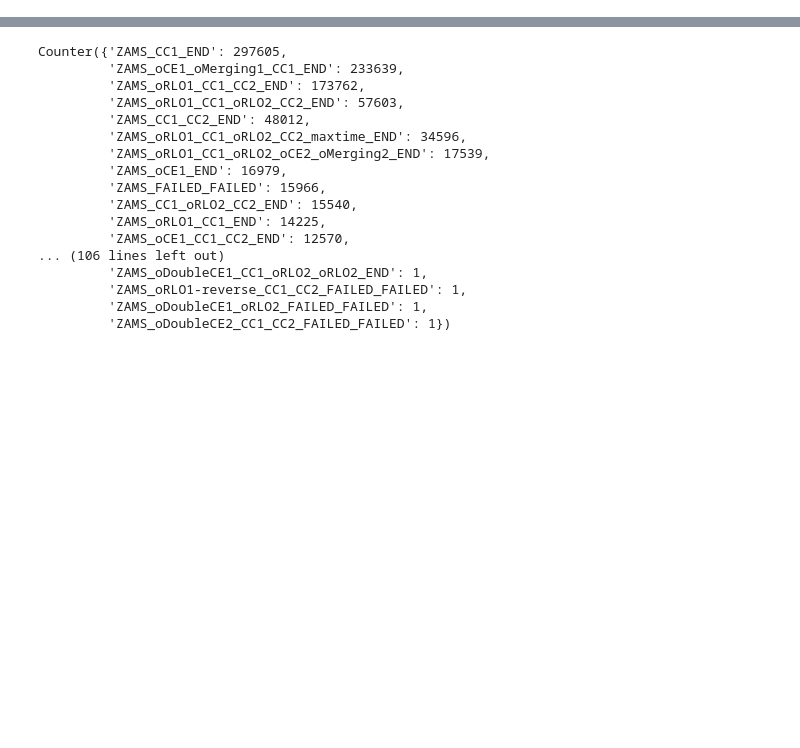
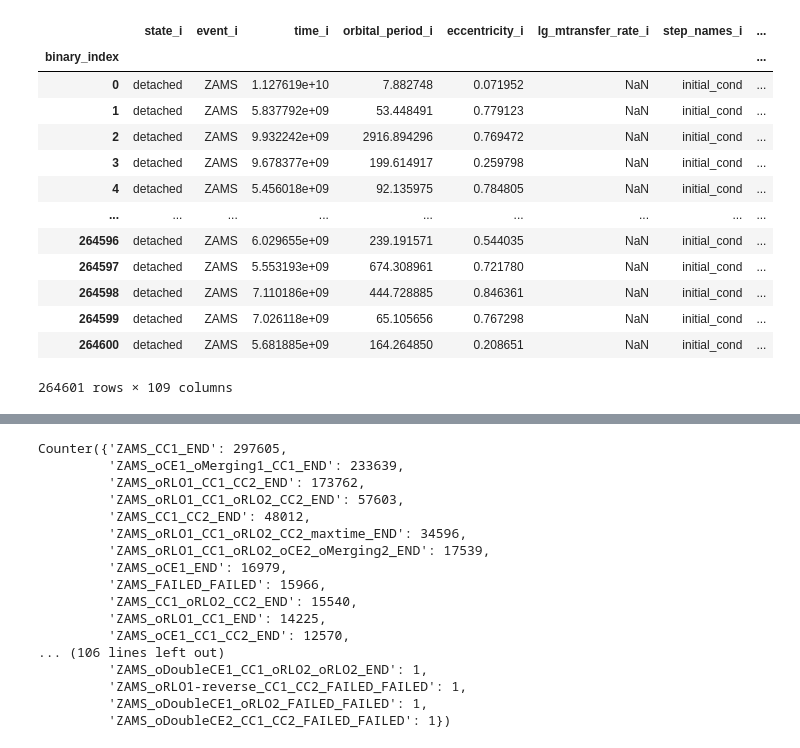
Before and after one commit to PiersonLip/solarBHs, a Jupyter notebook: FilteringScripts/testing.ipynb, the cells around one changed output, grey strips where cells are left out. Drawn from its saved outputs; the diff is of its cells as text; code cells hidden in the pictures; blank space fills up the shorter version.

```diff
--- a/FilteringScripts/testing.ipynb
+++ b/FilteringScripts/testing.ipynb
@@ -72,0 +110,17 @@ pop = Population('/home/bku2126/b1095/bku2126/stellarBHs/Data/oneMillMerged.h5')
+# %%
+pop.oneline.select()
+# %% [output]
+|  | state_i | event_i | time_i | orbital_period_i | eccentricity_i | lg_mtransfer_rate_i | step_names_i | ... |
+| binary_index |  |  |  |  |  |  |  | ... |
+| 0 | detached | ZAMS | 1.127619e+10 | 7.882748 | 0.071952 | NaN | initial_cond | ... |
+| 1 | detached | ZAMS | 5.837792e+09 | 53.448491 | 0.779123 | NaN | initial_cond | ... |
+| 2 | detached | ZAMS | 9.932242e+09 | 2916.894296 | 0.769472 | NaN | initial_cond | ... |
+| 3 | detached | ZAMS | 9.678377e+09 | 199.614917 | 0.259798 | NaN | initial_cond | ... |
+| 4 | detached | ZAMS | 5.456018e+09 | 92.135975 | 0.784805 | NaN | initial_cond | ... |
+| ... | ... | ... | ... | ... | ... | ... | ... | ... |
+| 264596 | detached | ZAMS | 6.029655e+09 | 239.191571 | 0.544035 | NaN | initial_cond | ... |
+| 264597 | detached | ZAMS | 5.553193e+09 | 674.308961 | 0.721780 | NaN | initial_cond | ... |
+| 264598 | detached | ZAMS | 7.110186e+09 | 444.728885 | 0.846361 | NaN | initial_cond | ... |
+| 264599 | detached | ZAMS | 7.026118e+09 | 65.105656 | 0.767298 | NaN | initial_cond | ... |
+| 264600 | detached | ZAMS | 5.681885e+09 | 164.264850 | 0.208651 | NaN | initial_cond | ... |
+264601 rows × 109 columns
```
Also changed, not shown: parts of 14 cells of this notebook, 11 other files.
